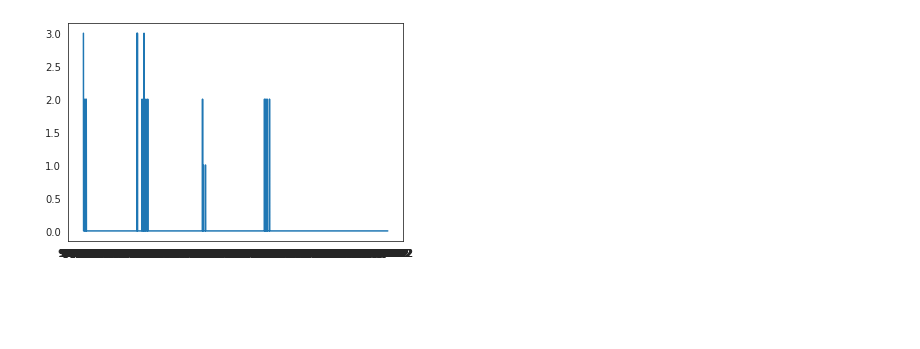
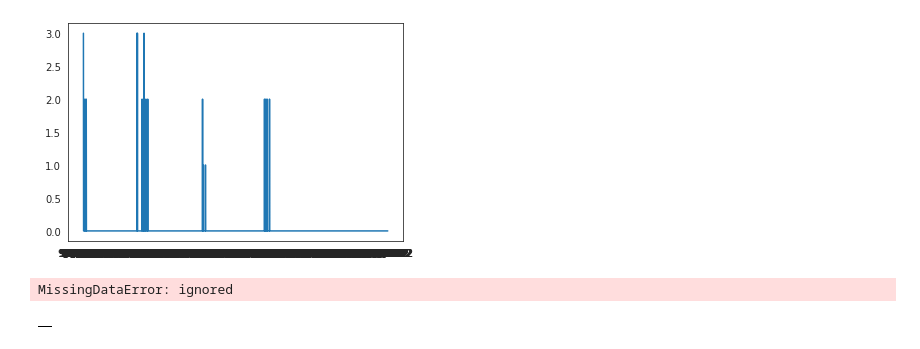
Before and after one commit to ChrisHarvey21/HABs, a Jupyter notebook: HABs.ipynb, the cells around one changed output. Cells and saved outputs as stored; diff of their text form; code cells hidden in the pictures; blank space fills up the shorter version.

```diff
--- a/HABs.ipynb
+++ b/HABs.ipynb
@@ -36,7 +38,7 @@ drive.mount('/content/drive')
 #import required function:
 import urllib.request
 
-url = 'https://raw.githubusercontent.com/ChrisHarvey21/HABs/main/habs.csv?token=GHSAT0AAAAAABZDDLJKOAQ25ZIOQNZGJFAGY3AFJKQ'
+url = 'https://raw.githubusercontent.com/ChrisHarvey21/HABs/main/habs.csv?token=GHSAT0AAAAAABZDDLJL7GEMZMOUN6BD5JMYY3BODOA'
 
 df1 = pd.read_csv(url)
 # %%
@@ -59,3 +83,13 @@ plt.show()
 [figure]
 # %%
 #Do VIF, if any are greater than 10 we have to either throw out predictor variables that arent important or add on bias reducers
+#Calculate VIFs on our dataset
+vif = pd.DataFrame()
+vif["VIF Factor"] = [variance_inflation_factor(df1[my_list[1:11]].values, i) for i in range(df1[my_list[1:11]].shape[1])]
+vif["features"] = df1[my_list[1:11]].columns
+# %% [output]
+MissingDataError: ignored
+# %%
+vif.round()
+# %% [output]
+|  |
```
Also changed, not shown: parts of 4 cells of this notebook.
